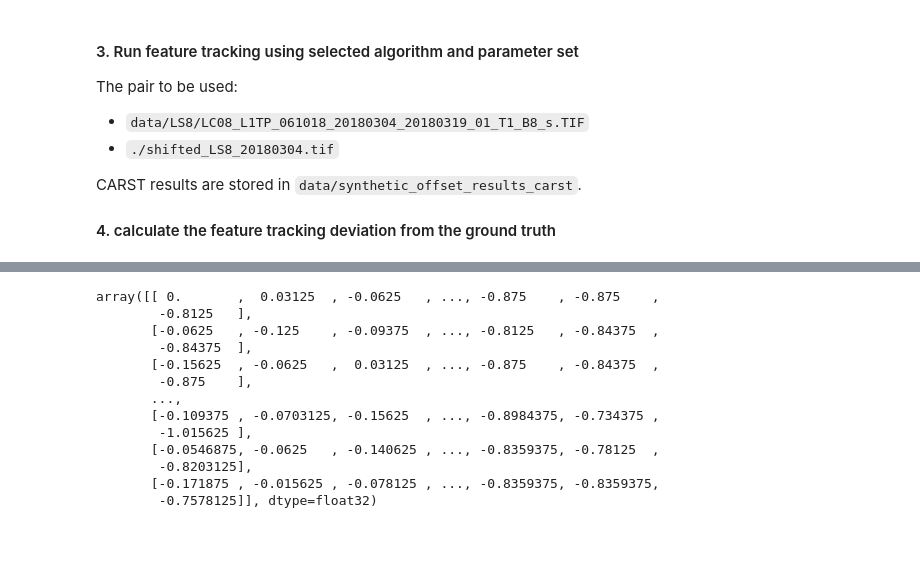
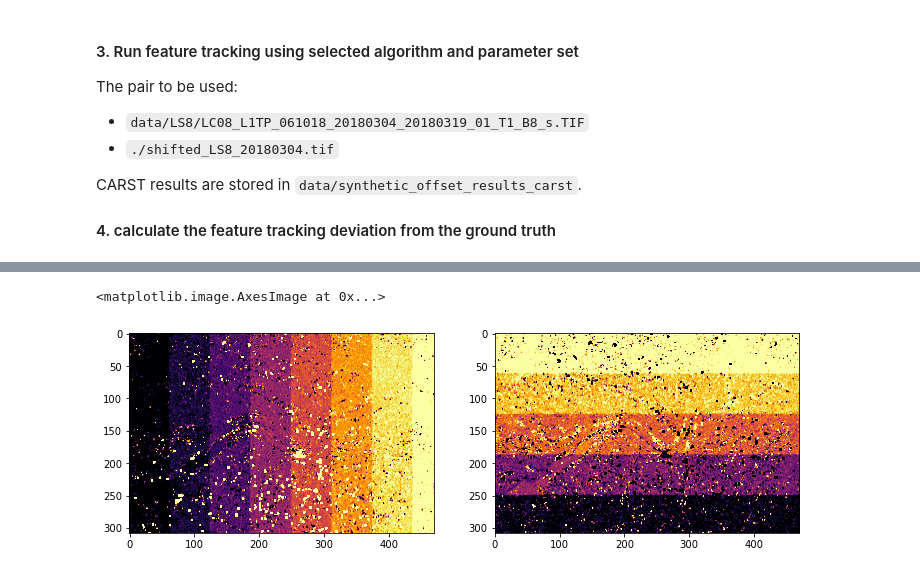
Before and after one commit to whyjz/GLAFT, a Jupyter notebook: notebooks/synthetic_displacement/metric_synthetic.ipynb, the cells around one changed output, grey strips where cells are left out. Cells and saved outputs as stored; diff of their text form; code cells hidden in the pictures; blank space fills up the shorter version.

Commit message:
work on synthetic displacement; add more description

```diff
--- a/notebooks/synthetic_displacement/metric_synthetic.ipynb
+++ b/notebooks/synthetic_displacement/metric_synthetic.ipynb
@@ -106,16 +104,18 @@ show(src, cmap='gray', ax=ax3);
-# %%
-src.read(1) / 15
-# %% [output]
-array([[ 0.       ,  0.03125  , -0.0625   , ..., -0.875    , -0.875    ,
-        -0.8125   ],
-       [-0.0625   , -0.125    , -0.09375  , ..., -0.8125   , -0.84375  ,
-        -0.84375  ],
-       [-0.15625  , -0.0625   ,  0.03125  , ..., -0.875    , -0.84375  ,
-        -0.875    ],
-       ...,
-       [-0.109375 , -0.0703125, -0.15625  , ..., -0.8984375, -0.734375 ,
-        -1.015625 ],
-       [-0.0546875, -0.0625   , -0.140625 , ..., -0.8359375, -0.78125  ,
-        -0.8203125],
-       [-0.171875 , -0.015625 , -0.078125 , ..., -0.8359375, -0.8359375,
-        -0.7578125]], dtype=float32)
+# %%
+# example: Kernel size = 8, skip = 8
+result_x_geotiff = '../../data/synthetic_offset_results_carst/pair001_20180304-20180304syn_kerne8/20180304-20180305_velo-raw_vx.tif'
+result_y_geotiff = '../../data/synthetic_offset_results_carst/pair001_20180304-20180304syn_kerne8/20180304-20180305_velo-raw_vy.tif'
+
+src_x = rasterio.open(result_x_geotiff)
+src_y = rasterio.open(result_y_geotiff)
+# the original unit is in meters, and the pixel spacing is 15 meters
+# to convert meters to pixel shift, we have to divide the results by 15
+result_x_in_px = -src_x.read(1) / 15     # for unknown reason, CARST results seem to be sign-reversed
+result_y_in_px = src_y.read(1) / 15
+# %%
+fig, ax3 = plt.subplots(1, 2, figsize=(12, 4))
+ax3[0].imshow(result_x_in_px, vmin = 0.1, vmax = 0.8, cmap='inferno')
+ax3[1].imshow(result_y_in_px, vmin = -0.5, vmax = -0.1, cmap='inferno')
+# %% [output]
+<matplotlib.image.AxesImage at 0x...>
+[figure, added]
```
Also changed, not shown: parts of 14 cells of this notebook, 1 other file.
